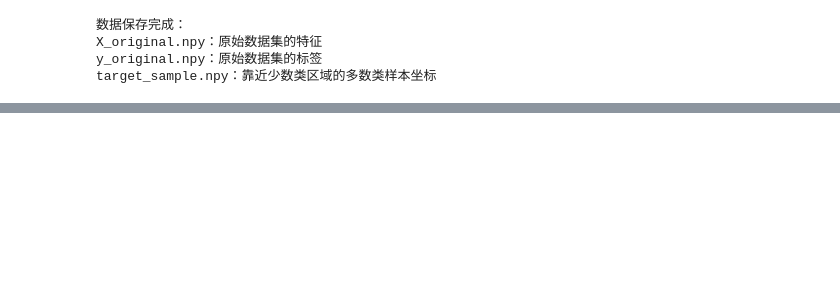
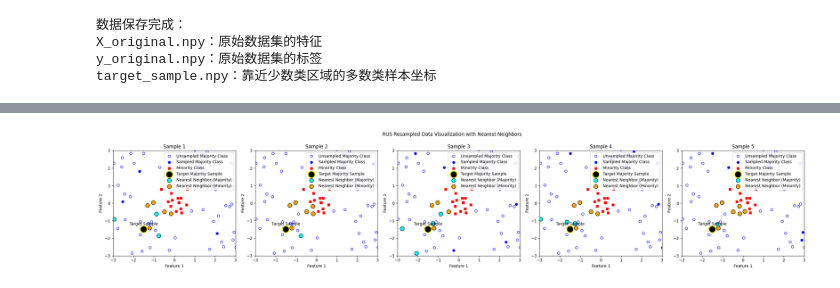
Before and after one commit to papazhu1/DGBDF, a Jupyter notebook: model/show_sampling_diversity/show_sampling_diversity.ipynb, the cells around one changed output, grey strips where cells are left out. Saved outputs shown, nothing was run; the diff lists cells and outputs as text; code cells hidden in the pictures; blank space fills up the shorter version.

```diff
--- a/model/show_sampling_diversity/show_sampling_diversity.ipynb
+++ b/model/show_sampling_diversity/show_sampling_diversity.ipynb
@@ -147,0 +151,89 @@ FileNotFoundError: [Errno 2] No such file or directory: 'X_original.npy'
+# %%
+import numpy as np
+import matplotlib.pyplot as plt
+from sklearn.neighbors import NearestNeighbors
+from imblearn.under_sampling import RandomUnderSampler
+
+# 加载保存的数据
+X_loaded = np.load("X_original.npy")
+y_loaded = np.load("y_original.npy")
+target_loaded = np.load("target_sample.npy")
+
+# 开始采样并绘图
+fig, axes = plt.subplots(1, 5, figsize=(25, 5))  # 创建5个子图
+fig.suptitle("RUS Resampled Data Visualization with Nearest Neighbors")
+
+for i, ax in enumerate(axes):
+    # 确保目标样本存在于下采样数据集中
+    found_target = False
+    while not found_target:
+        rus = RandomUnderSampler(random_state=None)  # 每次随机重采样
+        X_resampled, y_resampled = rus.fit_resample(X_loaded, y_loaded)
+
+        # 检查目标样本是否在下采样后的数据集中
+        if any(np.all(X_resampled == target_loaded, axis=1)):
+            found_target = True
+
+    # 标记采样到和未采样到的多数类样本
+    majority_indices = np.where(y_loaded == 0)[0]
+    resampled_majority_indices = np.where(y_resampled == 0)[0]
+    X_majority = X_loaded[majority_indices]
+
+    resampled_majority_points = X_resampled[resampled_majority_indices]
+    unsampled_majority_points = np.array([point for point in X_majority if not any(np.all(point == resampled_majority_points, axis=1))])
+
+    # 使用K近邻找出5个最近邻样本
+    nbrs = NearestNeighbors(n_neighbors=10).fit(X_resampled)
+    distances, indices = nbrs.kneighbors(target_loaded)
+
+    # 提取5个最近邻样本的坐标及类别
+    nearest_points = X_resampled[indices[0][1:]]  # 排除自身
+    nearest_labels = y_resampled[indices[0][1:]]
+
+    # 绘制子图
+    ax.set_title(f"Sample {i + 1}")
+
+    # 多数类：空心蓝色（未采样到）
+    ax.scatter(unsampled_majority_points[:, 0], unsampled_majority_points[:, 1],
+               color='blue', edgecolor='blue', facecolors='none', label="Unsampled Majority Class")
+
+    # 多数类：实心蓝色（采样到）
+    ax.scatter(resampled_majority_points[:, 0], resampled_majority_points[:, 1],
+               color='blue', edgecolor='blue', label="Sampled Majority Class")
+
+    # 少数类：红色实心方块
+    ax.scatter(X_resampled[y_resampled == 1][:, 0], X_resampled[y_resampled == 1][:, 1],
+               color='red', marker='s', label="Minority Class")
+
+    # 标记目标样本（增大大小 + 特殊颜色 + 添加箭头）
+    ax.scatter(target_loaded[:, 0], target_loaded[:, 1], color='black', s=300,
+               label="Target Majority Sample", edgecolor='yellow', linewidth=2, zorder=5)
+    ax.annotate("Target Sample", (target_loaded[0, 0], target_loaded[0, 1]),
+                textcoords="offset points", xytext=(0, 10), ha='center',
+                arrowprops=dict(facecolor='yellow', arrowstyle="->"))
+
+    # 标记5个最近邻样本
+    nearest_majority = ax.scatter([], [], color='cyan', edgecolor='black', s=100, label="Nearest Neighbor (Majority)")
+    nearest_minority = ax.scatter([], [], color='orange', edgecolor='black', s=100, label="Nearest Neighbor (Minority)")
+
+    for point, label in zip(nearest_points, nearest_labels):
+        if label == 0:  # 多数类
+            ax.scatter(point[0], point[1], color='cyan', edgecolor='black', s=100)
+        else:  # 少数类
+            ax.scatter(point[0], point[1], color='orange', edgecolor='black', s=100)
+
+    # 设置坐标轴的范围为 [-8, 8]
+    ax.set_xlim(-3, 3)
+    ax.set_ylim(-3, 3)
+    ax.set_xlabel("Feature 1")
+    ax.set_ylabel("Feature 2")
+
+    # 添加完整图例
+    ax.legend(loc="upper right")
+
+# 调整子图布局
+plt.tight_layout()
+plt.subplots_adjust(top=0.85)
+plt.show()
+# %% [output]
+[figure, added]
```
Also changed, not shown: parts of 2 cells of this notebook, 2 other files.
